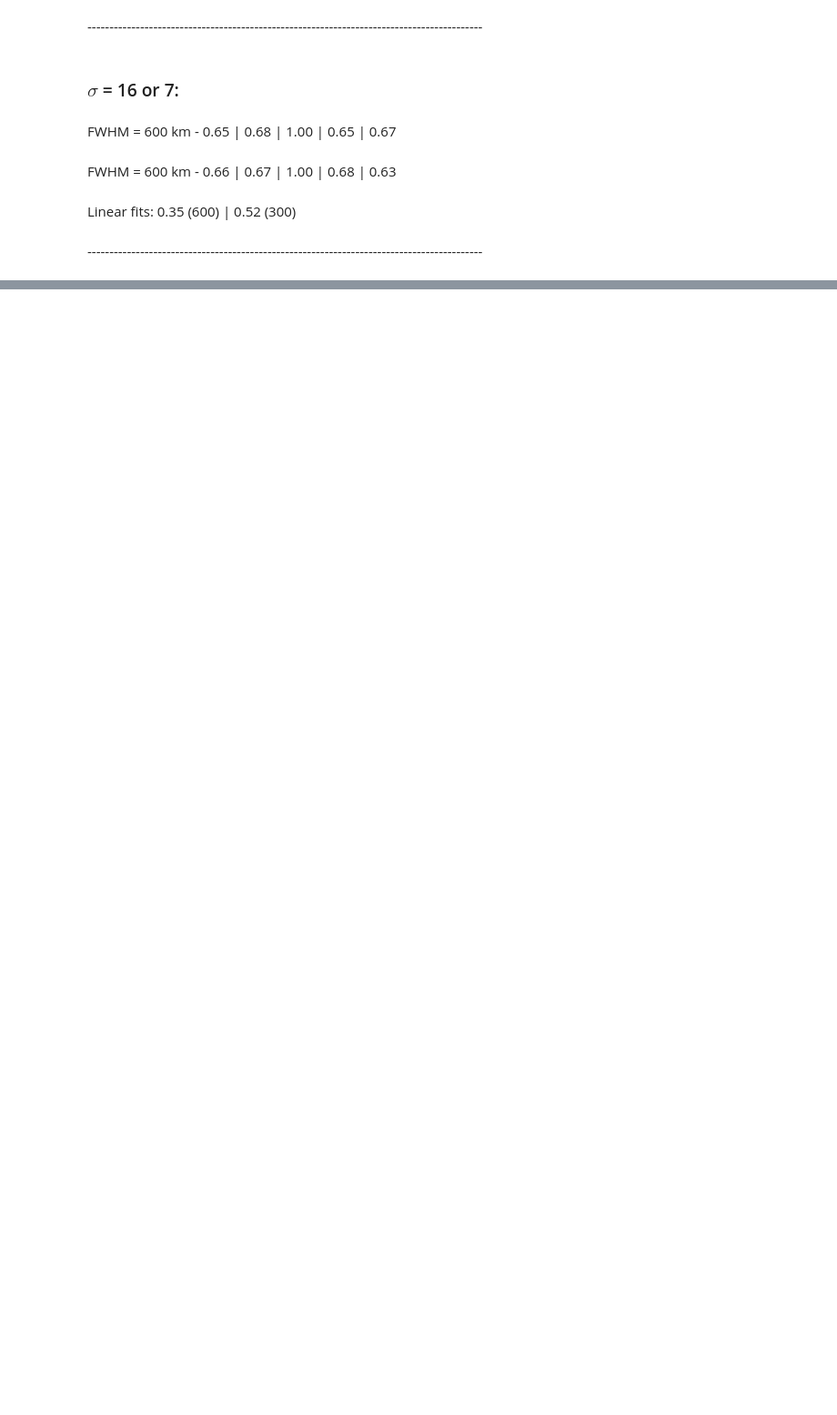
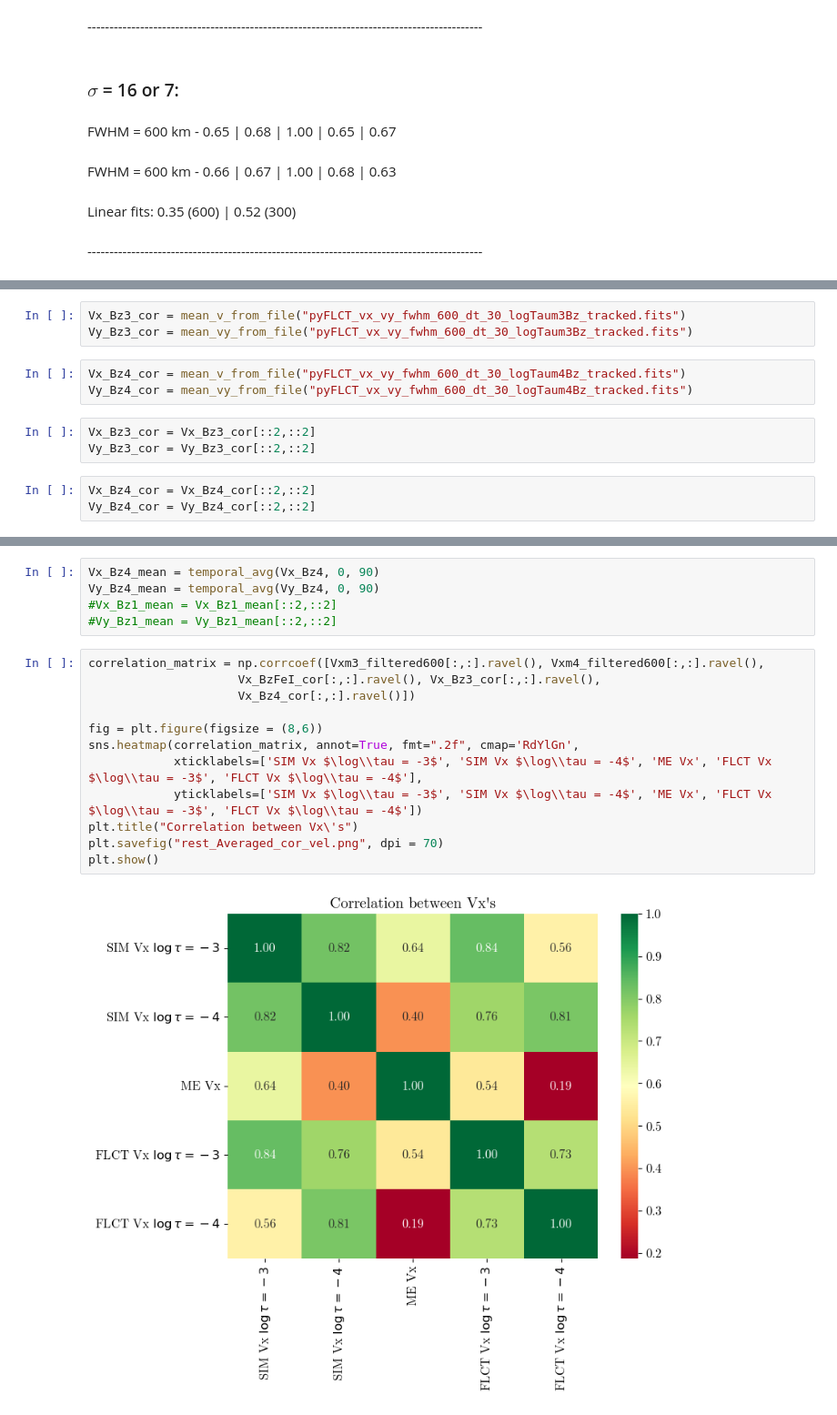
Before and after one commit to TheodoreKostic/Tracking_features, a Jupyter notebook: FirstPaper/MilneEddington_Bz_tracking.ipynb, the cells around one changed output, grey strips where cells are left out. Shown at 91% size. Drawn from its saved outputs; the diff is of its cells as text; blank space fills up the shorter version.

```diff
--- a/FirstPaper/MilneEddington_Bz_tracking.ipynb
+++ b/FirstPaper/MilneEddington_Bz_tracking.ipynb
@@ -518,0 +576,12 @@ Linear fits: 0.35 (600) | 0.52 (300)
+# %%
+Vx_Bz3_cor = mean_v_from_file("pyFLCT_vx_vy_fwhm_600_dt_30_logTaum3Bz_tracked.fits")
+Vy_Bz3_cor = mean_vy_from_file("pyFLCT_vx_vy_fwhm_600_dt_30_logTaum3Bz_tracked.fits")
+# %%
+Vx_Bz4_cor = mean_v_from_file("pyFLCT_vx_vy_fwhm_600_dt_30_logTaum4Bz_tracked.fits")
+Vy_Bz4_cor = mean_vy_from_file("pyFLCT_vx_vy_fwhm_600_dt_30_logTaum4Bz_tracked.fits")
+# %%
+Vx_Bz3_cor = Vx_Bz3_cor[::2,::2]
+Vy_Bz3_cor = Vy_Bz3_cor[::2,::2]
+# %%
+Vx_Bz4_cor = Vx_Bz4_cor[::2,::2]
+Vy_Bz4_cor = Vy_Bz4_cor[::2,::2]
@@ -518,0 +593,19 @@ Linear fits: 0.35 (600) | 0.52 (300)
+# %%
+Vx_Bz4_mean = temporal_avg(Vx_Bz4, 0, 90)
+Vy_Bz4_mean = temporal_avg(Vy_Bz4, 0, 90)
+#Vx_Bz1_mean = Vx_Bz1_mean[::2,::2]
+#Vy_Bz1_mean = Vy_Bz1_mean[::2,::2]
+# %%
+correlation_matrix = np.corrcoef([Vxm3_filtered600[:,:].ravel(), Vxm4_filtered600[:,:].ravel(),
+                     Vx_BzFeI_cor[:,:].ravel(), Vx_Bz3_cor[:,:].ravel(),
+                     Vx_Bz4_cor[:,:].ravel()])
+
+fig = plt.figure(figsize = (8,6))
+sns.heatmap(correlation_matrix, annot=True, fmt=".2f", cmap='RdYlGn',
+            xticklabels=['SIM Vx $\log\\tau = -3$', 'SIM Vx $\log\\tau = -4$', 'ME Vx', 'FLCT Vx $\log\\tau = -3$', 'FLCT Vx $\log\\tau = -4$'],
+            yticklabels=['SIM Vx $\log\\tau = -3$', 'SIM Vx $\log\\tau = -4$', 'ME Vx', 'FLCT Vx $\log\\tau = -3$', 'FLCT Vx $\log\\tau = -4$'])
+plt.title("Correlation between Vx\'s")
+plt.savefig("rest_Averaged_cor_vel.png", dpi = 70)
+plt.show()
+# %% [output]
+[figure, added]
```
Also changed, not shown: parts of 23 cells of this notebook.
